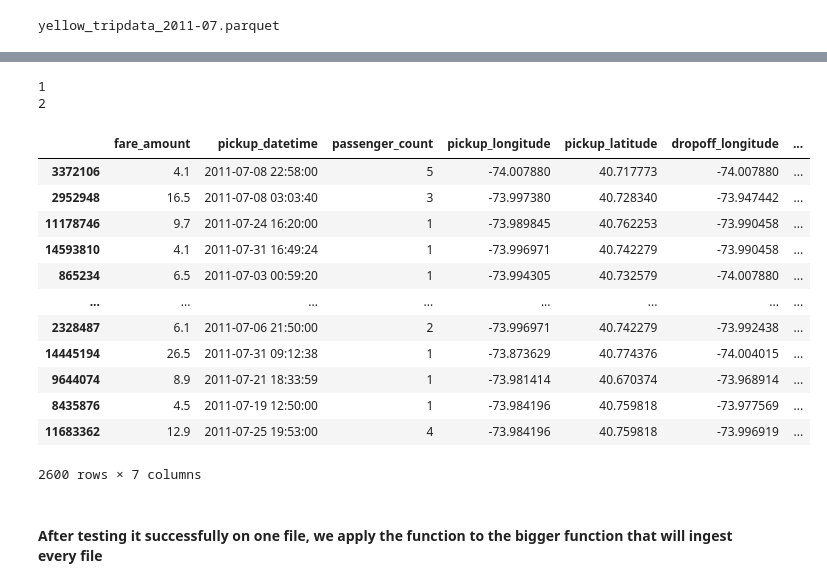
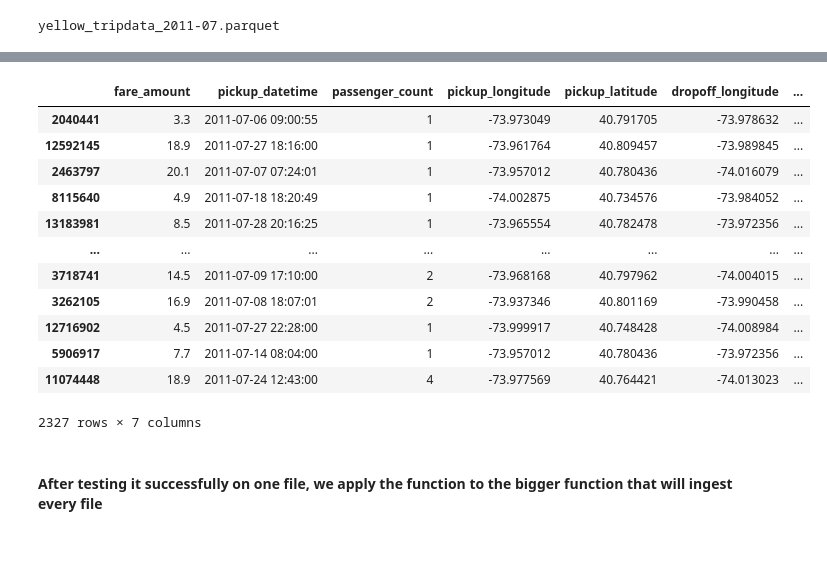
Before and after one commit to wangyf99/final-project, a Jupyter notebook: Group_project.ipynb, the cells around one changed output, grey strips where cells are left out. Saved outputs shown, nothing was run; the diff lists cells and outputs as text; code cells hidden in the pictures; blank space fills up the shorter version.

```diff
--- a/Group_project.ipynb
+++ b/Group_project.ipynb
@@ -391,49 +391,46 @@ pattern = r"yellow.*2011-07.parquet"
 count = 0
 for file in os.listdir():
     match = re.match(pattern, file)
     if match:
         file_name = match.group()
         df = pd.read_parquet(file_name)
         sample_df = df.sample(2600)
         column_name = sample_df.columns.to_list()
 
         if parquet_column_list.index(column_name) == 0:
             sample_df_column_filtered = sample_df.loc[:,['fare_amount',
                                                          'tpep_pickup_datetime',
                                                           'passenger_count',
                                                           'PULocationID',
                                                           'DOLocationID']]
             #'PULocationID', 'DOLocationID' will be transformed to longitude and latitude
             #temp_df = sample_df_column_filtered
             sample_df_column_filtered = sample_df_column_filtered[sample_df_column_filtered['PULocationID'] != sample_df_column_filtered['DOLocationID']]
-            sample_df_column_filtered = sample_df_column_filtered[sample_df_column_filtered['PULocationID']]
             sample_df_column_filtered['pickup_longitude'] = sample_df_column_filtered['PULocationID'].apply(get_center_long)
             sample_df_column_filtered['pickup_latitude'] = sample_df_column_filtered['PULocationID'].apply(get_center_lat)
             sample_df_column_filtered['dropoff_longitude'] = sample_df_column_filtered['DOLocationID'].apply(get_center_long)
             sample_df_column_filtered['dropoff_latitude'] = sample_df_column_filtered['DOLocationID'].apply(get_center_lat)
 
             sample_df_column_filtered = sample_df_column_filtered.dropna()
             sample_df_column_filtered = sample_df_column_filtered.drop(columns=['PULocationID','DOLocationID'])
 
             sample_df_column_filtered.columns = ['fare_amount', 'pickup_datetime', 'passenger_count', 'pickup_longitude', 'pickup_latitude', 'dropoff_longitude', 'dropoff_latitude']
             yellow_taxi_data = pd.concat([yellow_taxi_data, sample_df_column_filtered])
 yellow_taxi_data
 # %% [output]
+|  | fare_amount | pickup_datetime | passenger_count | pickup_longitude | pickup_latitude | dropoff_longitude | ... |
+| 2040441 | 3.3 | 2011-07-06 09:00:55 | 1 | -73.973049 | 40.791705 | -73.978632 | ... |
+| 12592145 | 18.9 | 2011-07-27 18:16:00 | 1 | -73.961764 | 40.809457 | -73.989845 | ... |
+| 2463797 | 20.1 | 2011-07-07 07:24:01 | 1 | -73.957012 | 40.780436 | -74.016079 | ... |
+| 8115640 | 4.9 | 2011-07-18 18:20:49 | 1 | -74.002875 | 40.734576 | -73.984052 | ... |
+| 13183981 | 8.5 | 2011-07-28 20:16:25 | 1 | -73.965554 | 40.782478 | -73.972356 | ... |
+| ... | ... | ... | ... | ... | ... | ... | ... |
+| 3718741 | 14.5 | 2011-07-09 17:10:00 | 2 | -73.968168 | 40.797962 | -74.004015 | ... |
+| 3262105 | 16.9 | 2011-07-08 18:07:01 | 2 | -73.937346 | 40.801169 | -73.990458 | ... |
+| 12716902 | 4.5 | 2011-07-27 22:28:00 | 1 | -73.999917 | 40.748428 | -74.008984 | ... |
+| 5906917 | 7.7 | 2011-07-14 08:04:00 | 1 | -73.957012 | 40.780436 | -73.972356 | ... |
+| 11074448 | 18.9 | 2011-07-24 12:43:00 | 4 | -73.977569 | 40.764421 | -74.013023 | ... |
-1
-2
+2327 rows × 7 columns
-|  | fare_amount | pickup_datetime | passenger_count | pickup_longitude | pickup_latitude | dropoff_longitude | ... |
-| 3372106 | 4.1 | 2011-07-08 22:58:00 | 5 | -74.007880 | 40.717773 | -74.007880 | ... |
-| 2952948 | 16.5 | 2011-07-08 03:03:40 | 3 | -73.997380 | 40.728340 | -73.947442 | ... |
-| 11178746 | 9.7 | 2011-07-24 16:20:00 | 1 | -73.989845 | 40.762253 | -73.990458 | ... |
-| 14593810 | 4.1 | 2011-07-31 16:49:24 | 1 | -73.996971 | 40.742279 | -73.990458 | ... |
-| 865234 | 6.5 | 2011-07-03 00:59:20 | 1 | -73.994305 | 40.732579 | -74.007880 | ... |
-| ... | ... | ... | ... | ... | ... | ... | ... |
-| 2328487 | 6.1 | 2011-07-06 21:50:00 | 2 | -73.996971 | 40.742279 | -73.992438 | ... |
-| 14445194 | 26.5 | 2011-07-31 09:12:38 | 1 | -73.873629 | 40.774376 | -74.004015 | ... |
-| 9644074 | 8.9 | 2011-07-21 18:33:59 | 1 | -73.981414 | 40.670374 | -73.968914 | ... |
-| 8435876 | 4.5 | 2011-07-19 12:50:00 | 1 | -73.984196 | 40.759818 | -73.977569 | ... |
-| 11683362 | 12.9 | 2011-07-25 19:53:00 | 4 | -73.984196 | 40.759818 | -73.996919 | ... |
-2600 rows × 7 columns
 # %% [markdown]
 #### After testing it successfully on one file, we apply the function to the bigger function that will ingest every file
 # %%
```
Also changed, not shown: parts of 1 cell of this notebook.
